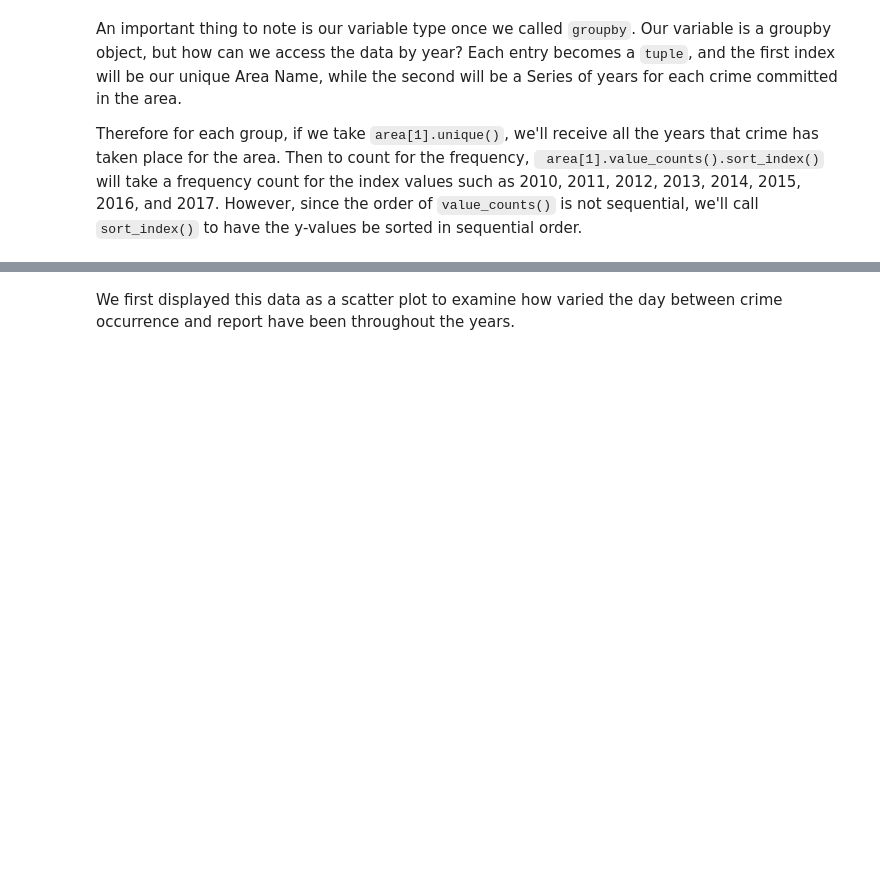
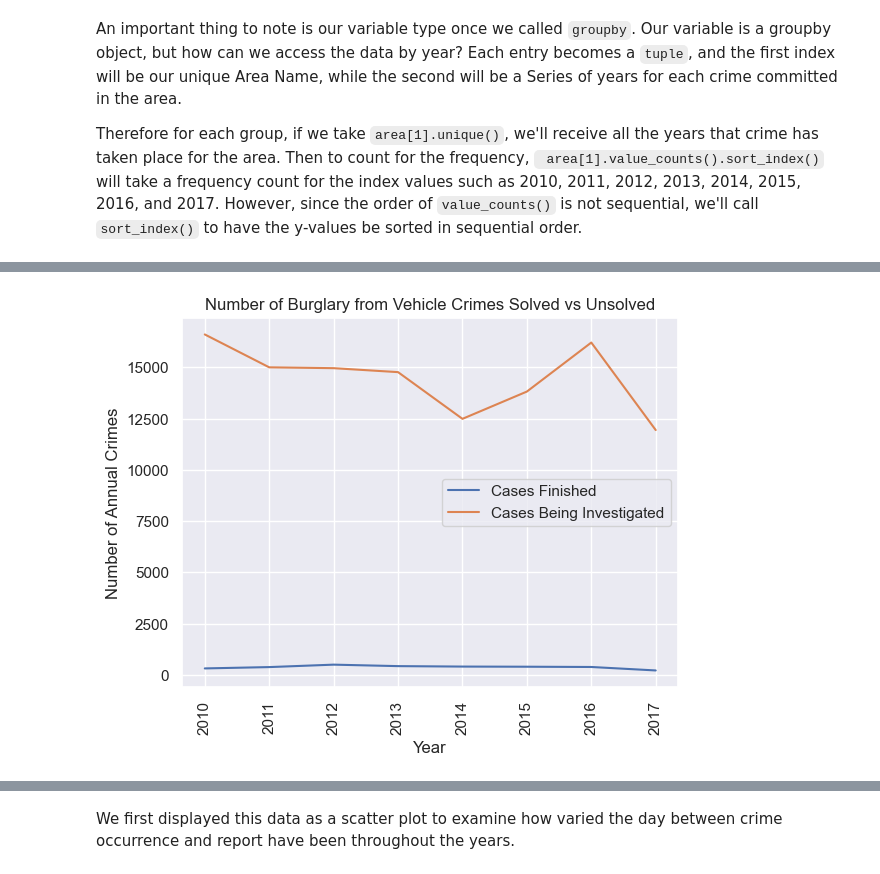
Before and after one commit to asd333333/asd333333.github.io, a Jupyter notebook: Final Project.ipynb, the cells around one changed output, grey strips where cells are left out. Cells and saved outputs as stored; diff of their text form; code cells hidden in the pictures; blank space fills up the shorter version.

```diff
--- a/Final Project.ipynb
+++ b/Final Project.ipynb
@@ -216,0 +328,30 @@ for area in area_crimes:
+# %%
+desc_crimes = sorted_crime_data[sorted_crime_data['Crime Code Description']=='BURGLARY FROM VEHICLE']
+
+desc_crimes_finished = desc_crimes[desc_crimes['Status Description'] == 'Adult Arrest']
+desc_crimes_cont = desc_crimes[desc_crimes['Status Description'] == 'Invest Cont']
+
+desc_crimes_by_year_finished = desc_crimes_finished.groupby("Year")
+desc_crimes_by_year_cont = desc_crimes_cont.groupby("Year")
+
+burg_yr_keys = desc_crimes_by_year_cont.groups.keys()
+burg_years = list(burg_yr_keys)
+
+burg_frequency_finished = []
+burg_frequency_cont = []
+
+for year in burg_years:
+    burg_frequency_finished.append(len(desc_crimes_by_year_finished.get_group(year)))
+    burg_frequency_cont.append(len(desc_crimes_by_year_cont.get_group(year)))
+
+plt.figure()
+plt.title("Number of Burglary from Vehicle Crimes Solved vs Unsolved")
+plt.xlabel('Year')
+plt.ylabel('Number of Annual Crimes')
+plt.xticks(rotation=90)
+plt.plot(burg_years, burg_frequency_finished, label='Cases Finished')
+plt.plot(burg_years, burg_frequency_cont, label='Cases Being Investigated')
+plt.legend()
+plt.show()
+# %% [output]
+[figure, added]
```
Also changed, not shown: parts of 44 cells of this notebook.
